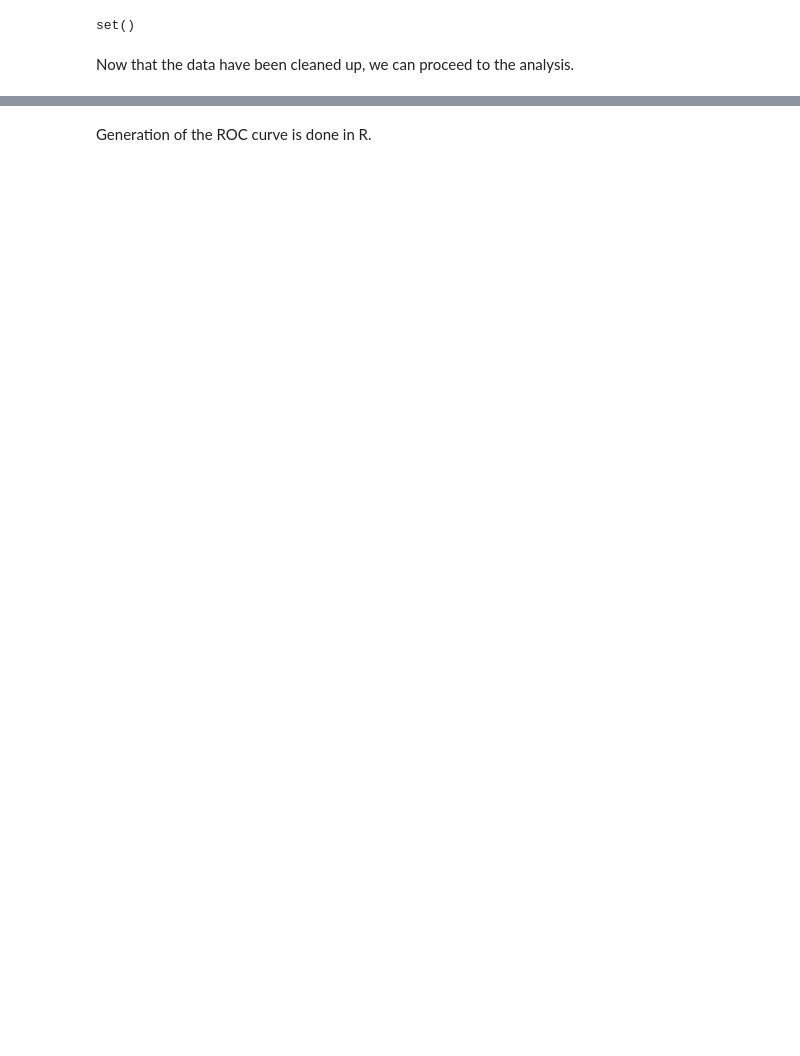
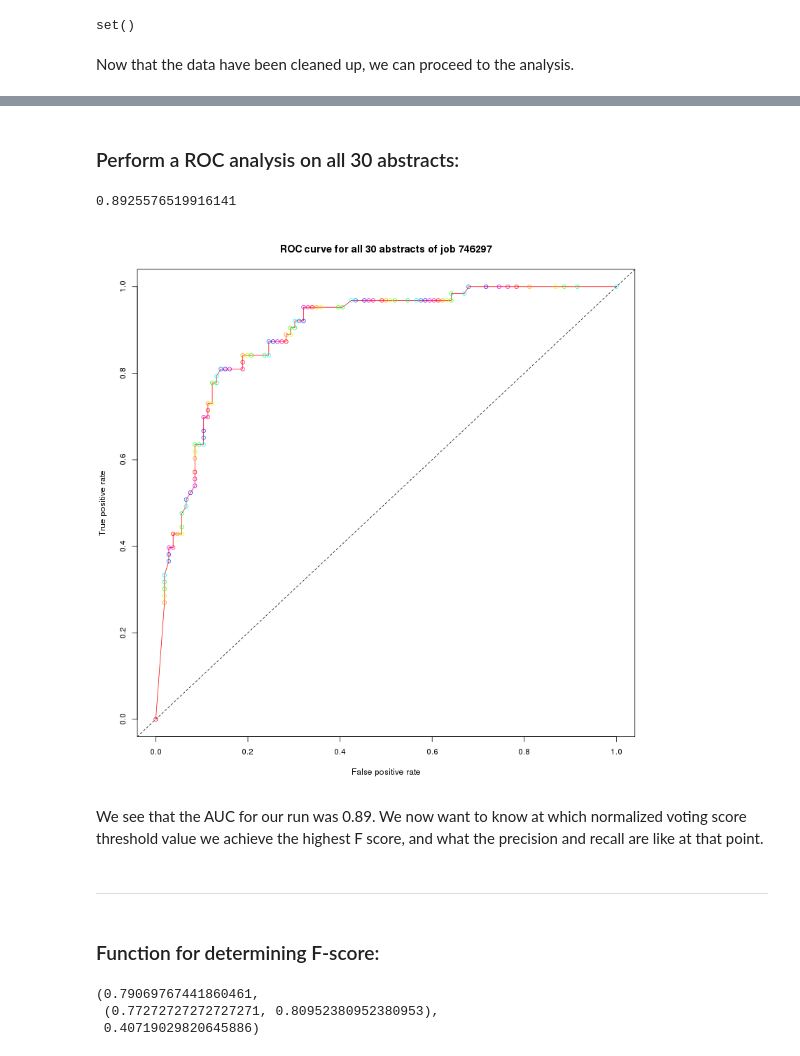
Before and after one commit to SuLab/crowd_cid_relex, a Jupyter notebook: job_746297_analysis.ipynb, the cells around one changed output, grey strips where cells are left out. Saved outputs shown, nothing was run; the diff lists cells and outputs as text; code cells hidden in the pictures; blank space fills up the shorter version.

```diff
--- a/job_746297_analysis.ipynb
+++ b/job_746297_analysis.ipynb
@@ -339,2 +262,18 @@ results.to_csv("data/ROC_test.txt", sep = '\t', index = False)
-# %% [markdown]
-Generation of the ROC curve is done in R.
+# %% [markdown]
+### Perform a ROC analysis on all 30 abstracts:
+# %%
+fname = "data/roc/job_746297_roc.png"
+title = "ROC curve for all 30 abstracts of job 746297"
+get_AUC_value(results, "normalized_score", "in_gold", fname, title)
+# %% [output]
+0.8925576519916141
+# %%
+Image(filename = fname)
+# %% [output]
+[figure, added]
+# %% [markdown]
+We see that the AUC for our run was 0.89. We now want to know at which normalized voting score threshold value we achieve the highest F score, and what the precision and recall are like at that point.
+# %% [markdown]
+---
+# %% [markdown]
+### Function for determining F-score:
@@ -340,0 +311,6 @@ Generation of the ROC curve is done in R.
+# %%
+max_F_score(results)
+# %% [output]
+(0.79069767441860461,
+ (0.77272727272727271, 0.80952380952380953),
+ 0.40719029820645886)
```
Also changed, not shown: parts of 54 cells of this notebook.
